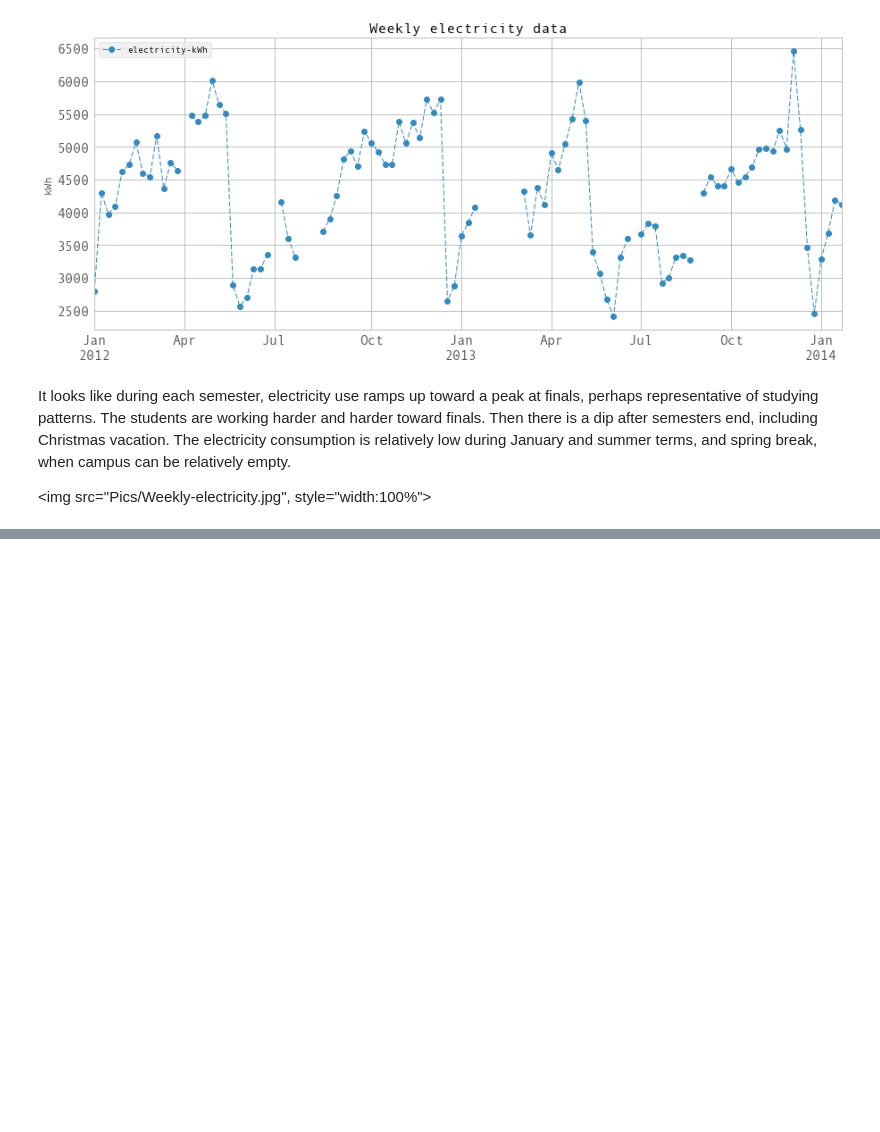
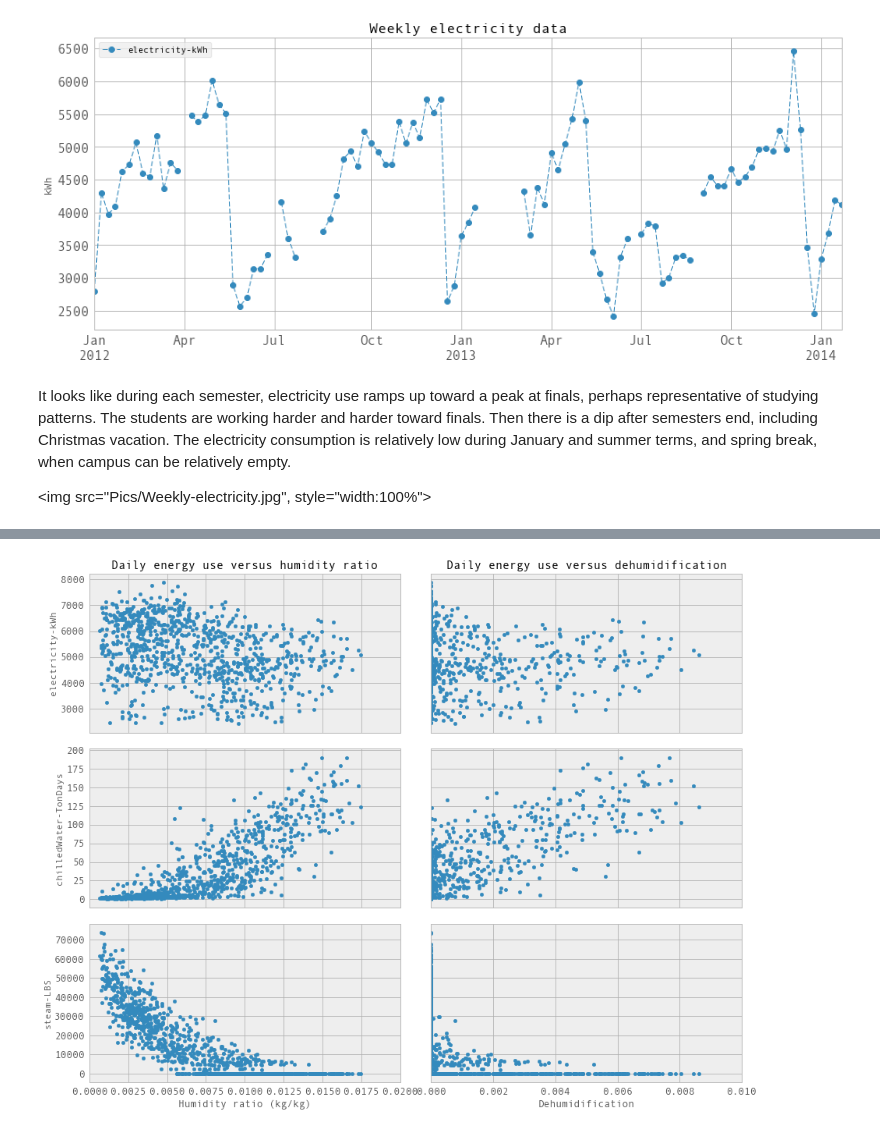
Before and after one commit to louisguitton/ifp-class-ml, a Jupyter notebook: afternoon/Building Energy Demand Prediction.ipynb, the cells around one changed output, grey strips where cells are left out. Saved outputs shown, nothing was run; the diff lists cells and outputs as text; code cells hidden in the pictures; blank space fills up the shorter version.

```diff
--- a/afternoon/Building Energy Demand Prediction.ipynb
+++ b/afternoon/Building Energy Demand Prediction.ipynb
@@ -84,0 +142,29 @@ It looks like during each semester, electricity use ramps up toward a peak at fi
+# %%
+fig, ax = plt.subplots(3, 2, sharex = 'col', sharey='row', figsize = (15, 12))
+fig.subplots_adjust(hspace = 0.1, wspace = 0.1)
+
+dailyElectricityWithFeatures.plot(kind = 'scatter', x = 'humidityRatio-kg/kg', y = 'electricity-kWh', ax = ax[0,0])
+dailyElectricityWithFeatures.plot(kind = 'scatter', x = 'dehumidification', y = 'electricity-kWh', ax = ax[0,1])
+dailyChilledWaterWithFeatures.plot(kind = 'scatter', x = 'humidityRatio-kg/kg', y = 'chilledWater-TonDays', ax = ax[1,0])
+dailyChilledWaterWithFeatures.plot(kind = 'scatter', x = 'dehumidification', y = 'chilledWater-TonDays', ax = ax[1,1])
+dailySteamWithFeatures.plot(kind = 'scatter', x = 'humidityRatio-kg/kg', y = 'steam-LBS', ax = ax[2,0])
+dailySteamWithFeatures.plot(kind = 'scatter', x = 'dehumidification', y = 'steam-LBS', ax = ax[2,1])
+
+for i in range(3):
+    ax[i,0].tick_params(which=u'major', reset=False, axis = 'y', labelsize = 13)
+    #ax[i,0].set_axis_bgcolor('w')
+
+for i in range(2):
+    ax[2,i].tick_params(which=u'major', reset=False, axis = 'x', labelsize = 13)
+
+ax[2,0].set_xlabel(r'Humidity ratio (kg/kg)', fontsize = 13)
+ax[2,0].set_xlim([0,0.02])
+ax[0,0].set_title('Daily energy use versus humidity ratio', fontsize = 15)
+
+ax[2,1].set_xlabel(r'Dehumidification', fontsize = 13)
+ax[2,1].set_xlim([0,0.01])
+ax[0,1].set_title('Daily energy use versus dehumidification', fontsize = 15)
+
+plt.show()
+# %% [output]
+[figure, added]
```
Also changed, not shown: parts of 9 cells of this notebook.
